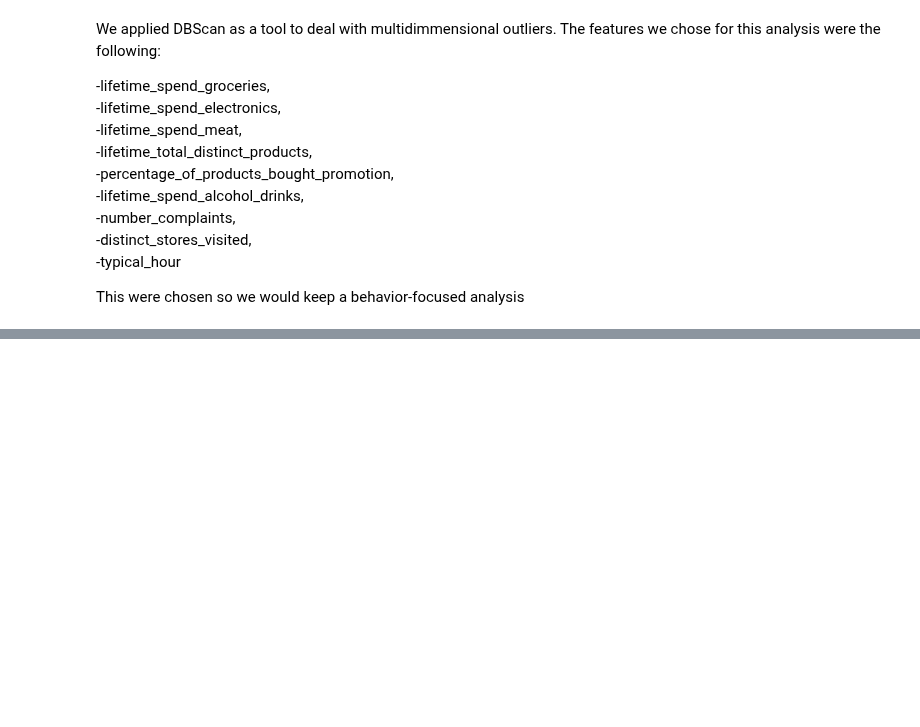
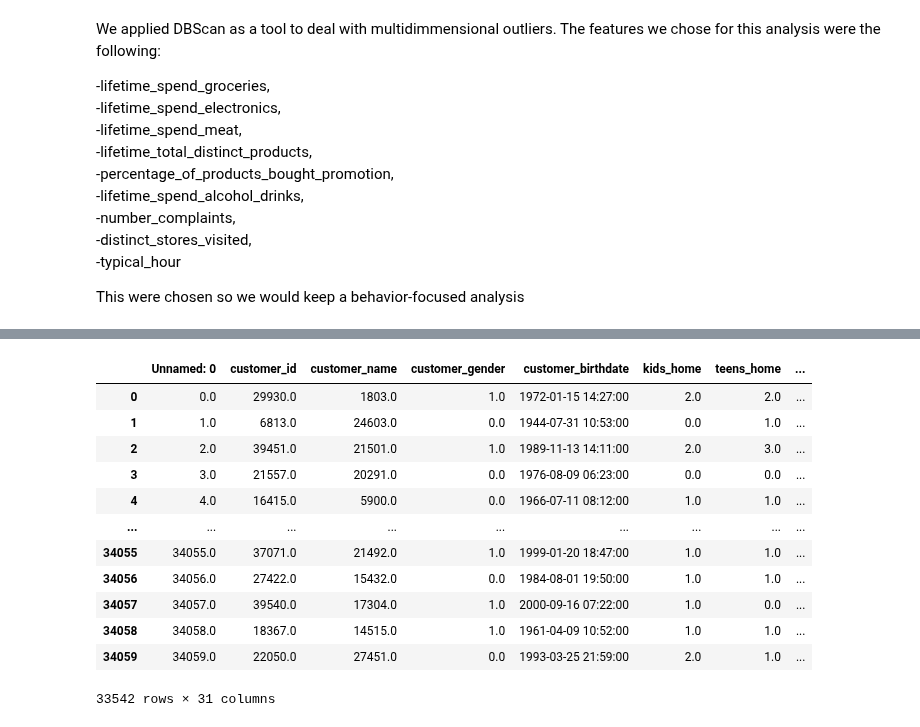
Before and after one commit to Constmsa/ml2.project, a Jupyter notebook: Outliers.ipynb, the cells around one changed output, grey strips where cells are left out. Drawn from its saved outputs; the diff is of its cells as text; code cells hidden in the pictures; blank space fills up the shorter version.

```diff
--- a/Outliers.ipynb
+++ b/Outliers.ipynb
@@ -183,6 +183,21 @@ True       533
 Name: is_outlier, dtype: int64
 # %%
 df_clean = df[df['is_outlier'] == False].copy()
+df_clean
+# %% [output]
+|  | Unnamed: 0 | customer_id | customer_name | customer_gender | customer_birthdate | kids_home | teens_home | ... |
+| 0 | 0.0 | 29930.0 | 1803.0 | 1.0 | 1972-01-15 14:27:00 | 2.0 | 2.0 | ... |
+| 1 | 1.0 | 6813.0 | 24603.0 | 0.0 | 1944-07-31 10:53:00 | 0.0 | 1.0 | ... |
+| 2 | 2.0 | 39451.0 | 21501.0 | 1.0 | 1989-11-13 14:11:00 | 2.0 | 3.0 | ... |
+| 3 | 3.0 | 21557.0 | 20291.0 | 0.0 | 1976-08-09 06:23:00 | 0.0 | 0.0 | ... |
+| 4 | 4.0 | 16415.0 | 5900.0 | 0.0 | 1966-07-11 08:12:00 | 1.0 | 1.0 | ... |
+| ... | ... | ... | ... | ... | ... | ... | ... | ... |
+| 34055 | 34055.0 | 37071.0 | 21492.0 | 1.0 | 1999-01-20 18:47:00 | 1.0 | 1.0 | ... |
+| 34056 | 34056.0 | 27422.0 | 15432.0 | 0.0 | 1984-08-01 19:50:00 | 1.0 | 1.0 | ... |
+| 34057 | 34057.0 | 39540.0 | 17304.0 | 1.0 | 2000-09-16 07:22:00 | 1.0 | 0.0 | ... |
+| 34058 | 34058.0 | 18367.0 | 14515.0 | 1.0 | 1961-04-09 10:52:00 | 1.0 | 1.0 | ... |
+| 34059 | 34059.0 | 22050.0 | 27451.0 | 0.0 | 1993-03-25 21:59:00 | 2.0 | 1.0 | ... |
+33542 rows × 31 columns
 # %%
 def multidimensional_outliers(df):
 
```
Also changed, not shown: parts of 2 cells of this notebook, 1 other file.
